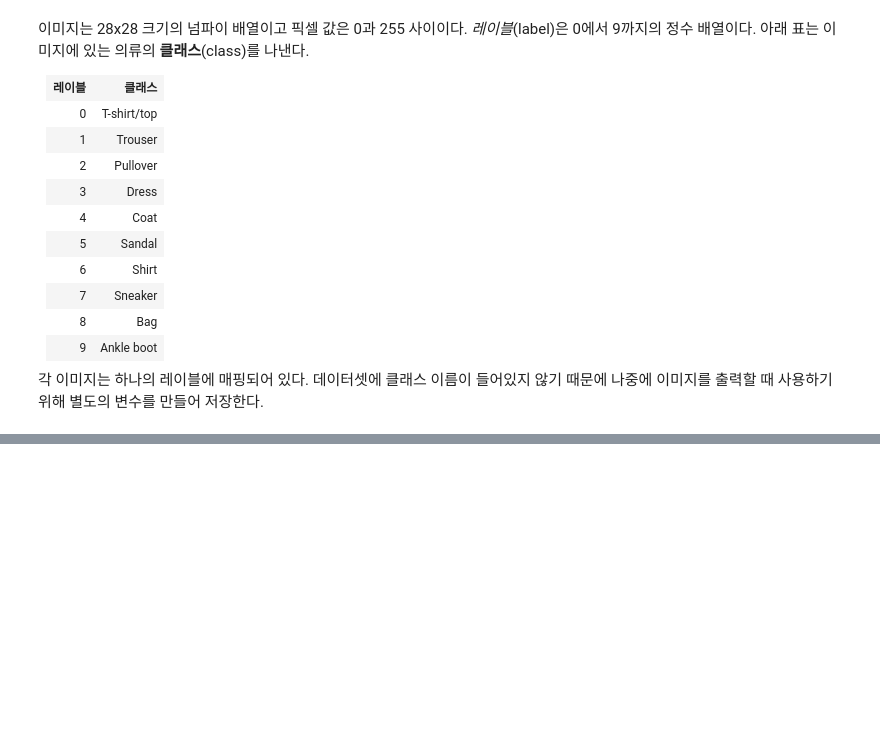
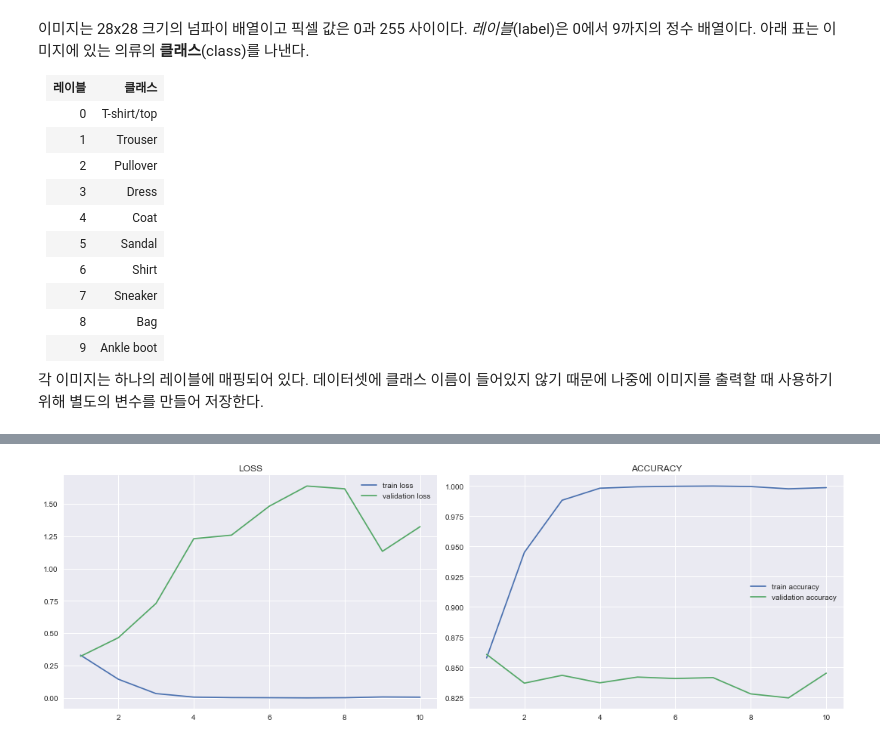
Before and after one commit to Slangoij/TIL_TodayILearned, a Jupyter notebook: 10.딥러닝/04_DNN_분류_회귀.ipynb, the cells around one changed output, grey strips where cells are left out. Cells and saved outputs as stored; diff of their text form; code cells hidden in the pictures; blank space fills up the shorter version.

```diff
--- a/10.딥러닝/04_DNN_분류_회귀.ipynb
+++ b/10.딥러닝/04_DNN_분류_회귀.ipynb
@@ -394,0 +653,9 @@ class_names = ['T-shirt/top', 'Trouser', 'Pullover', 'Dress', 'Coat', 'Sandal',
+# %%
+# Dataset 생성 - y: 이진분류 - one hot encoding (X)
+# Sparse Matrix=>ndarray
+train_dataset = tf.data.Dataset.from_tensor_slices((X_train_tfidf.toarray(), y_train))\
+                              .shuffle(N_TRAIN)\
+                              .batch(N_BATCHS, drop_remainder=True)\
+                              .repeat()
+
+val_dataset = tf.data.Dataset.from_tensor_slices((X_test_tfidf.toarray(), y_test)).batch(N_BATCHS)
@@ -394,0 +681,3 @@ class_names = ['T-shirt/top', 'Trouser', 'Pullover', 'Dress', 'Coat', 'Sandal',
+# %%
+model = create_model()
+model.summary()
@@ -394,0 +707,6 @@ class_names = ['T-shirt/top', 'Trouser', 'Pullover', 'Dress', 'Coat', 'Sandal',
+# %%
+# 학습
+import numpy as np
+steps_per_epoch = N_TRAIN // N_BATCHS
+validation_steps = int(np.ceil(N_TEST / N_BATCHS))
+steps_per_epoch, validation_steps
@@ -394,0 +715,6 @@ class_names = ['T-shirt/top', 'Trouser', 'Pullover', 'Dress', 'Coat', 'Sandal',
+# %%
+history= model.fit(train_dataset,
+                  epochs=N_EPOCHS,
+                  steps_per_epoch=steps_per_epoch,
+                  validation_data=val_dataset,
+                  validation_steps=validation_steps)
@@ -394,0 +745,22 @@ class_names = ['T-shirt/top', 'Trouser', 'Pullover', 'Dress', 'Coat', 'Sandal',
+# %%
+import matplotlib as mpl
+mpl.style.use('seaborn')
+
+plt.figure(figsize=(15,5))
+plt.subplot(1,2,1)
+
+plt.plot(range(1,N_EPOCHS+1), history.history['loss'], label='train loss')
+plt.plot(range(1,N_EPOCHS+1), history.history['val_loss'], label='validation loss')
+plt.title('LOSS')
+plt.legend()
+
+plt.subplot(1,2,2)
+plt.plot(range(1, N_EPOCHS+1), history.history['accuracy'], label='train accuracy')
+plt.plot(range(1, N_EPOCHS+1), history.history['val_accuracy'], label='validation accuracy')
+plt.title('ACCURACY')
+plt.legend()
+
+plt.tight_layout()
+plt.show()
+# %% [output]
+[figure, added]
```
Also changed, not shown: parts of 38 cells of this notebook, 8 other files.
